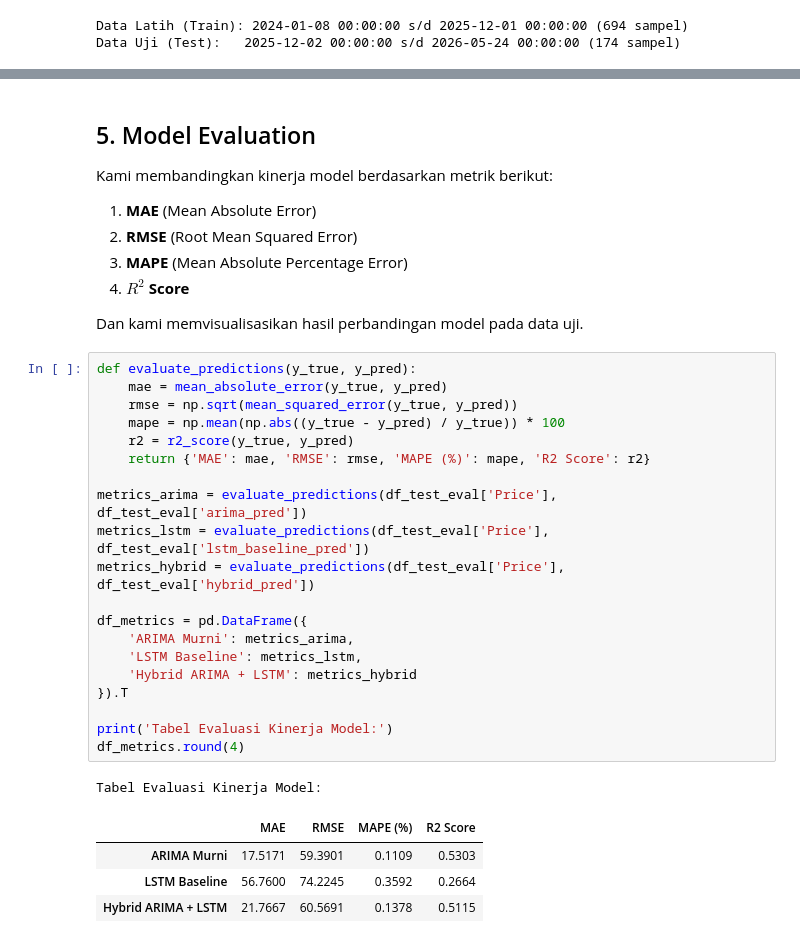
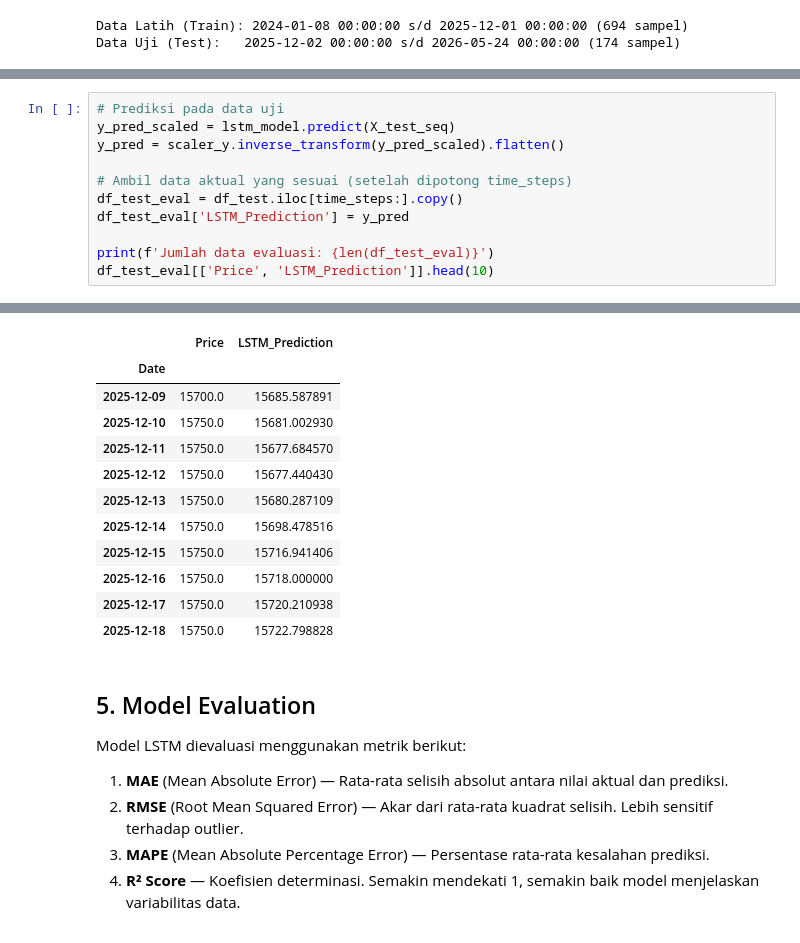
Before and after one commit to raflyherdianto/capstone-pijak, a Jupyter notebook: eksplorasi-model/Eksplorasi_LSTM.ipynb, the cells around one changed output, grey strips where cells are left out. Cells and saved outputs as stored; diff of their text form.

```diff
--- a/eksplorasi-model/Eksplorasi_LSTM.ipynb
+++ b/eksplorasi-model/Eksplorasi_LSTM.ipynb
@@ -373,0 +402,12 @@ df_test_eval['hybrid_pred'] = df_test_eval['arima_pred'] + lstm_residual_pred.fl
+# %%
+# Prediksi pada data uji
+y_pred_scaled = lstm_model.predict(X_test_seq)
+y_pred = scaler_y.inverse_transform(y_pred_scaled).flatten()
+
+# Ambil data aktual yang sesuai (setelah dipotong time_steps)
+df_test_eval = df_test.iloc[time_steps:].copy()
+df_test_eval['LSTM_Prediction'] = y_pred
+
+print(f'Jumlah data evaluasi: {len(df_test_eval)}')
+df_test_eval[['Price', 'LSTM_Prediction']].head(10)
+# %% [output]
@@ -374,35 +416,19 @@ df_test_eval['hybrid_pred'] = df_test_eval['arima_pred'] + lstm_residual_pred.fl
+|  | Price | LSTM_Prediction |
+| Date |  |  |
+| 2025-12-09 | 15700.0 | 15685.587891 |
+| 2025-12-10 | 15750.0 | 15681.002930 |
+| 2025-12-11 | 15750.0 | 15677.684570 |
+| 2025-12-12 | 15750.0 | 15677.440430 |
+| 2025-12-13 | 15750.0 | 15680.287109 |
+| 2025-12-14 | 15750.0 | 15698.478516 |
+| 2025-12-15 | 15750.0 | 15716.941406 |
+| 2025-12-16 | 15750.0 | 15718.000000 |
+| 2025-12-17 | 15750.0 | 15720.210938 |
+| 2025-12-18 | 15750.0 | 15722.798828 |
 # %% [markdown]
 ## 5. Model Evaluation
-Kami membandingkan kinerja model berdasarkan metrik berikut:
-1. **MAE** (Mean Absolute Error)
-2. **RMSE** (Root Mean Squared Error)
-3. **MAPE** (Mean Absolute Percentage Error)
-4. **$R^2$ Score**
-
-Dan kami memvisualisasikan hasil perbandingan model pada data uji.
+Model LSTM dievaluasi menggunakan metrik berikut:
+1. **MAE** (Mean Absolute Error) — Rata-rata selisih absolut antara nilai aktual dan prediksi.
+2. **RMSE** (Root Mean Squared Error) — Akar dari rata-rata kuadrat selisih. Lebih sensitif terhadap outlier.
+3. **MAPE** (Mean Absolute Percentage Error) — Persentase rata-rata kesalahan prediksi.
+4. **R² Score** — Koefisien determinasi. Semakin mendekati 1, semakin baik model menjelaskan variabilitas data.
-# %%
-def evaluate_predictions(y_true, y_pred):
-    mae = mean_absolute_error(y_true, y_pred)
-    rmse = np.sqrt(mean_squared_error(y_true, y_pred))
-    mape = np.mean(np.abs((y_true - y_pred) / y_true)) * 100
-    r2 = r2_score(y_true, y_pred)
-    return {'MAE': mae, 'RMSE': rmse, 'MAPE (%)': mape, 'R2 Score': r2}
-
-metrics_arima = evaluate_predictions(df_test_eval['Price'], df_test_eval['arima_pred'])
-metrics_lstm = evaluate_predictions(df_test_eval['Price'], df_test_eval['lstm_baseline_pred'])
-metrics_hybrid = evaluate_predictions(df_test_eval['Price'], df_test_eval['hybrid_pred'])
-
-df_metrics = pd.DataFrame({
-    'ARIMA Murni': metrics_arima,
-    'LSTM Baseline': metrics_lstm,
-    'Hybrid ARIMA + LSTM': metrics_hybrid
-}).T
-
-print('Tabel Evaluasi Kinerja Model:')
-df_metrics.round(4)
-# %% [output]
-Tabel Evaluasi Kinerja Model:
-|  | MAE | RMSE | MAPE (%) | R2 Score |
-| ARIMA Murni | 17.5171 | 59.3901 | 0.1109 | 0.5303 |
-| LSTM Baseline | 56.7600 | 74.2245 | 0.3592 | 0.2664 |
-| Hybrid ARIMA + LSTM | 21.7667 | 60.5691 | 0.1378 | 0.5115 |
```
Also changed, not shown: parts of 17 cells of this notebook.
